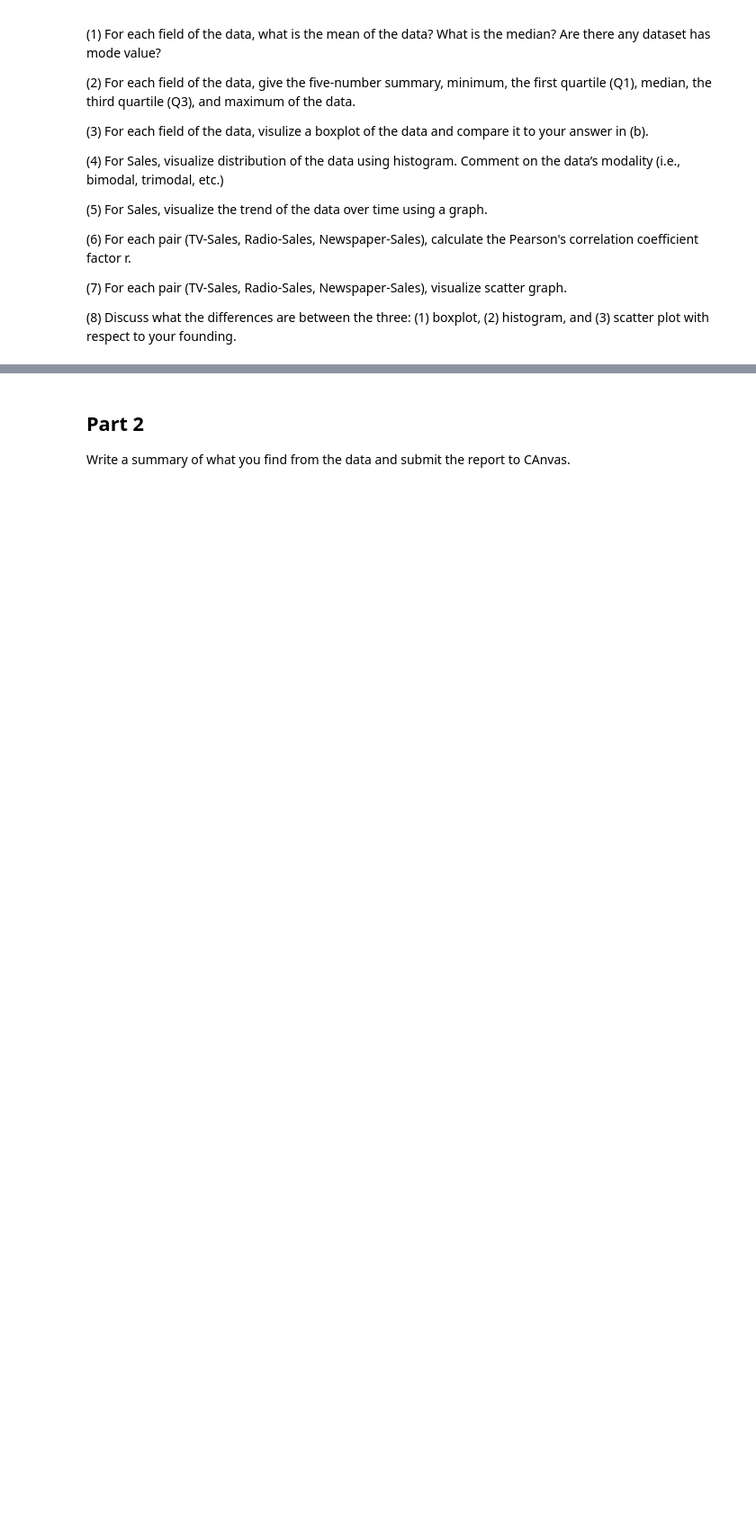
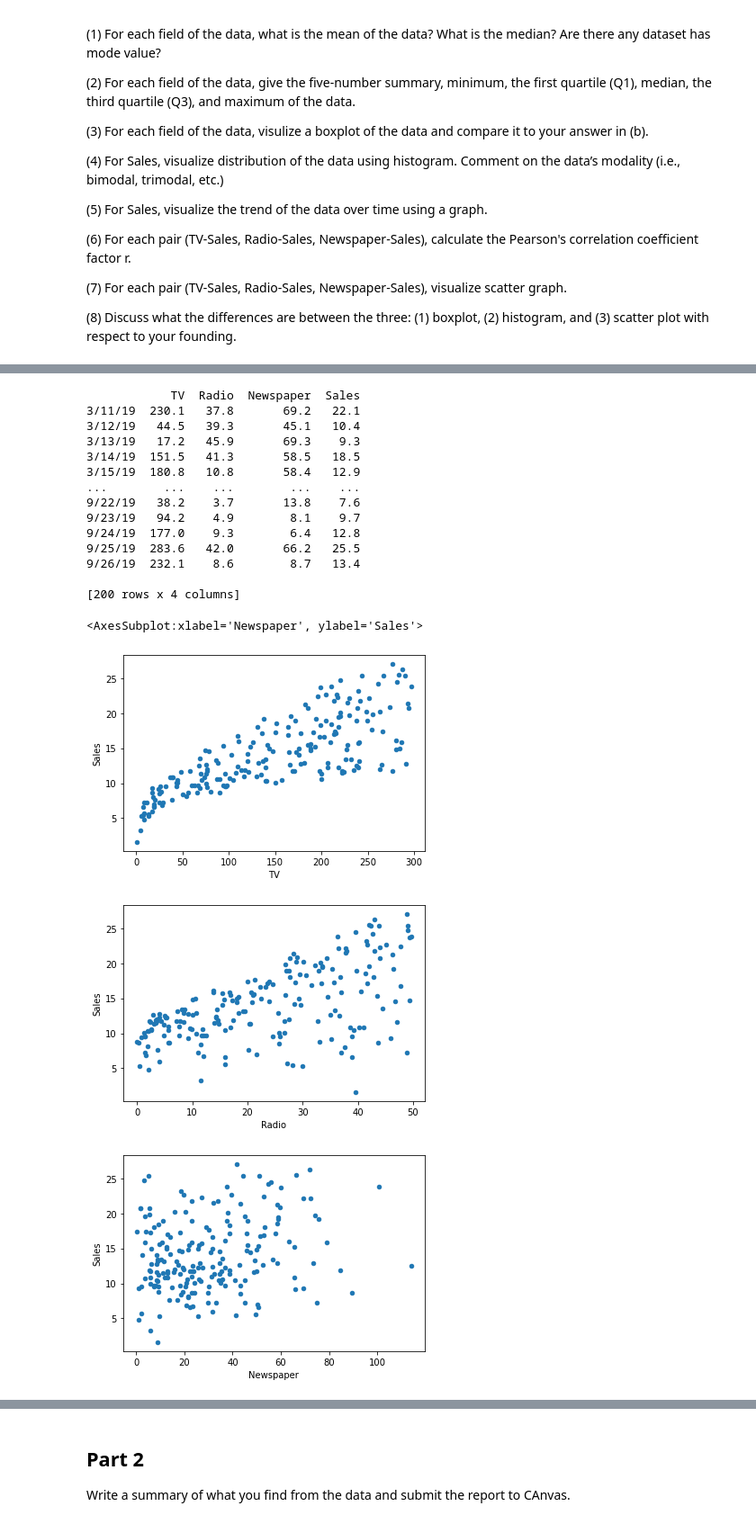
Before and after one commit to RileyCullen/CPSC4310, a Jupyter notebook: ME1/data_analysis.ipynb, the cells around one changed output, grey strips where cells are left out. Shown at 90% size. Drawn from its saved outputs; the diff is of its cells as text; code cells hidden in the pictures; blank space fills up the shorter version.

```diff
--- a/ME1/data_analysis.ipynb
+++ b/ME1/data_analysis.ipynb
@@ -76,0 +148,25 @@ Solve each of the following problems.
+# %%
+# Q7
+print(data)
+data.plot(kind='scatter', x=0, y=3)
+data.plot(kind='scatter', x=1, y=3)
+data.plot(kind='scatter', x=2, y=3)
+# %% [output]
+            TV  Radio  Newspaper  Sales
+3/11/19  230.1   37.8       69.2   22.1
+3/12/19   44.5   39.3       45.1   10.4
+3/13/19   17.2   45.9       69.3    9.3
+3/14/19  151.5   41.3       58.5   18.5
+3/15/19  180.8   10.8       58.4   12.9
+...        ...    ...        ...    ...
+9/22/19   38.2    3.7       13.8    7.6
+9/23/19   94.2    4.9        8.1    9.7
+9/24/19  177.0    9.3        6.4   12.8
+9/25/19  283.6   42.0       66.2   25.5
+9/26/19  232.1    8.6        8.7   13.4
+
+[200 rows x 4 columns]
+<AxesSubplot:xlabel='Newspaper', ylabel='Sales'>
+[figure, added]
+[figure, added]
+[figure, added]
```
Also changed, not shown: parts of 9 cells of this notebook, 1 other file.
